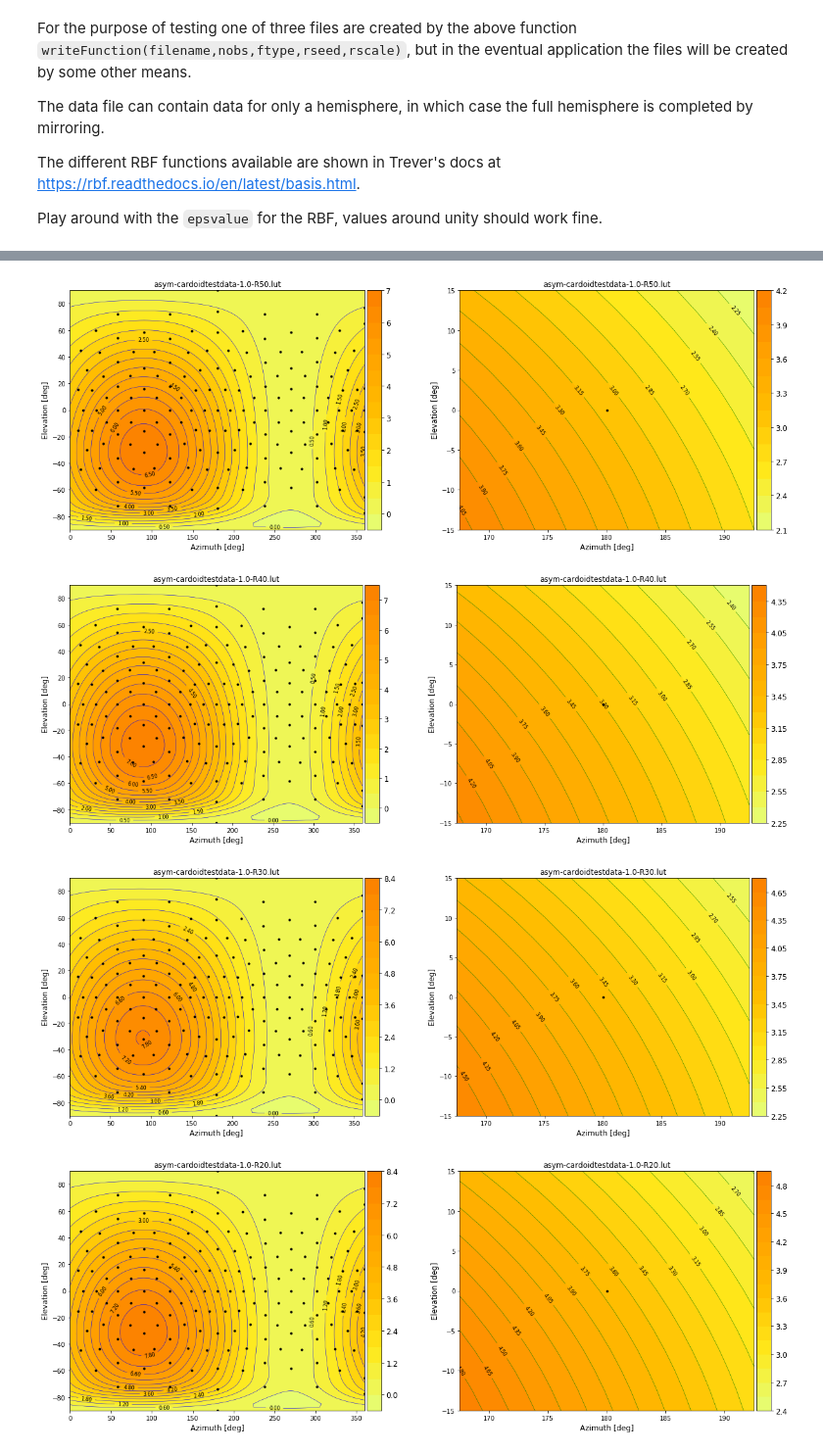
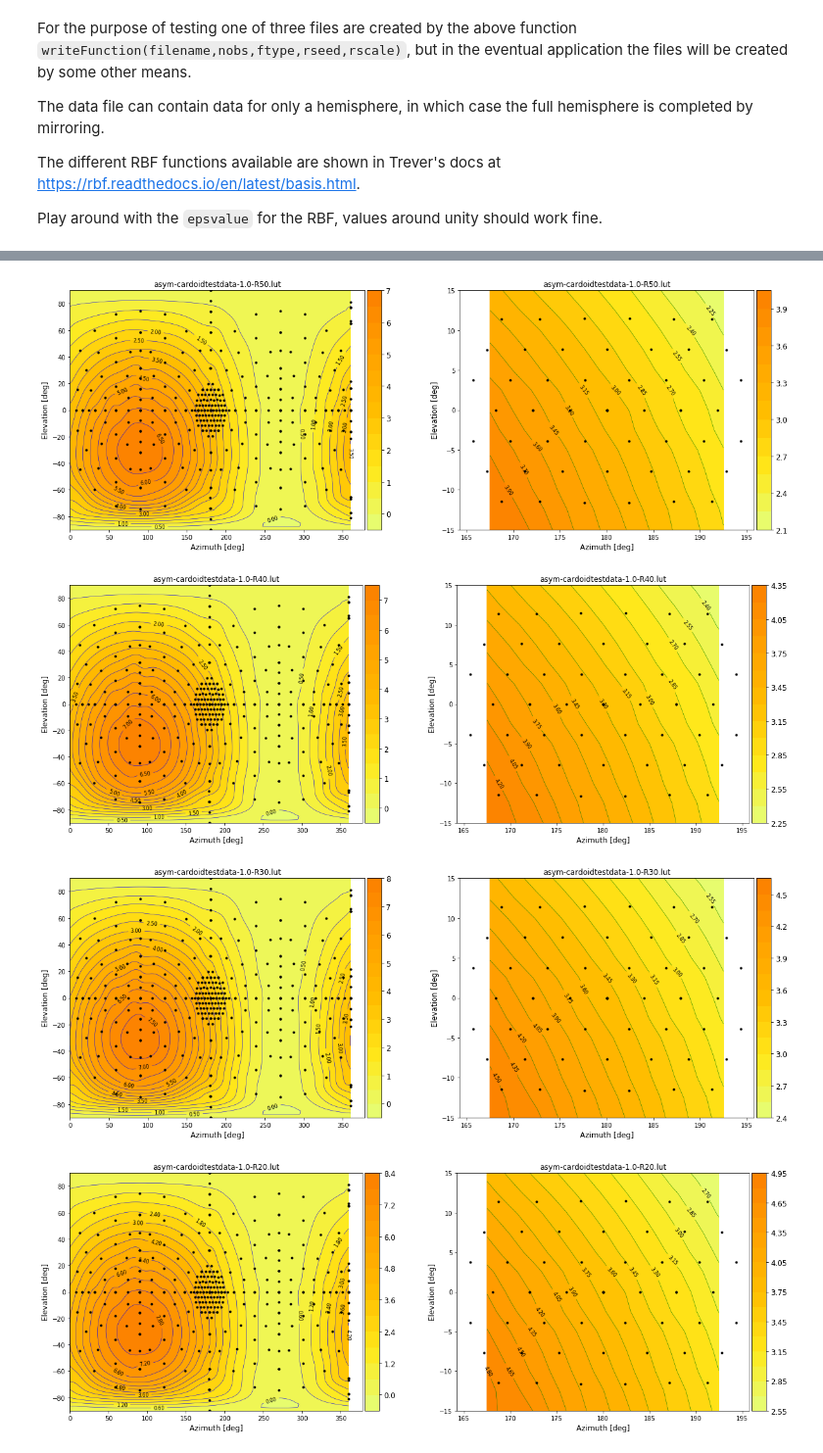
Before and after one commit to NelisW/PythonNotesToSelf, a Jupyter notebook: RBF-interpolation-on-sphere.ipynb, the cells around one changed output, grey strips where cells are left out. Shown at 98% size. Cells and saved outputs as stored; diff of their text form; code cells hidden in the pictures.

Commit message:
Added a composite spherical sampling with different densities in different areas on the sphere.

```diff
--- a/RBF-interpolation-on-sphere.ipynb
+++ b/RBF-interpolation-on-sphere.ipynb
@@ -124,7 +124,10 @@ def makeTestSet(nobs,ftype,rseed=1,doRandom=True):
         # get the catesian coordinates for the observation points
         obs_cart = spherical_to_cartesian(obs_azim,obs_elev)
     else:
-        obs_cart = np.loadtxt('data/vertexsphere_2_162.txt')
+        # this file is a regular equally-spaced geodesic
+#         obs_cart = np.loadtxt('data/vertexsphere_2_162.txt')
+        # this file has the same as above but extra vertices around planes and x axis
+        obs_cart = np.loadtxt('data/compositesphere.txt')
         # avoid divide by zero
         obs_cart += np.finfo(float).eps
         obs_azim = np.arctan2(obs_cart[:,1],0.001+obs_cart[:,0])
@@ -374,8 +377,8 @@ filename = 'asym-cardoidtestdata.env'
 gint_azim=2.5
 gint_elev=2.5
 epsvalue = 1
-doPlot = False
-datafileregulargrid = False
+doPlot = False # graphs are written to disk, anyway
+randomiseregulargrid = True
 usespherical_to_cartesian = True
 zoomAzDeg = 15
 zoomElDeg = 15
@@ -396,9 +399,9 @@ if df[df['Azim']>180].shape[0] == 0:
     df = df.append(dfm)
     del dfm
 
-if datafileregulargrid:
-    randerror = 0.1
+if randomiseregulargrid:
     # add random to azim/elev to break regular structure, to avoid singular matrix error
+    randerror = 0.01
     np.random.seed(rseed)
     df['Azim'] += np.random.uniform(-randerror,randerror,df['Azim'].shape[0])
     df['Elev'] += np.random.uniform(-randerror,randerror,df['Elev'].shape[0])
@@ -511,4 +514,4 @@ asym-cardoidtestdata-1.0-R00.lut:  processing R00, (162, 3) entries
-[figure, old version]
+[figure, new version]
-[figure, old version]
+[figure, new version]
-[figure, old version]
+[figure, new version]
-[figure, old version]
+[figure, new version]
```
Also changed, not shown: parts of 2 cells of this notebook, 1 other file.
